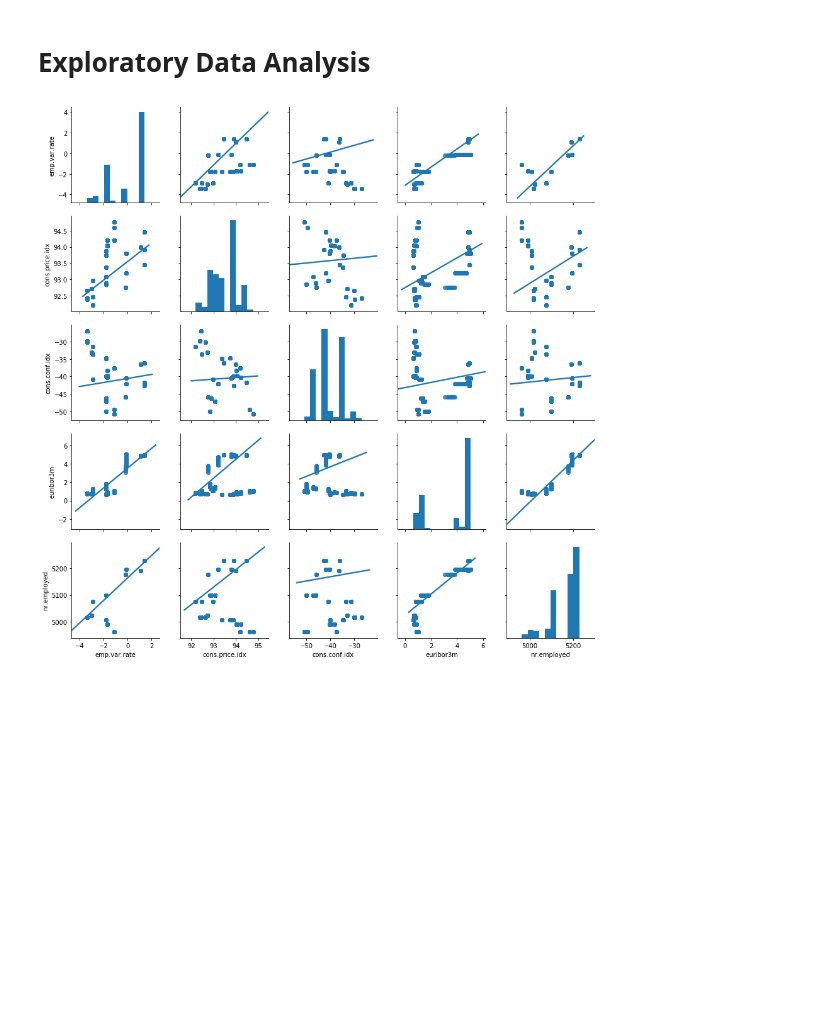
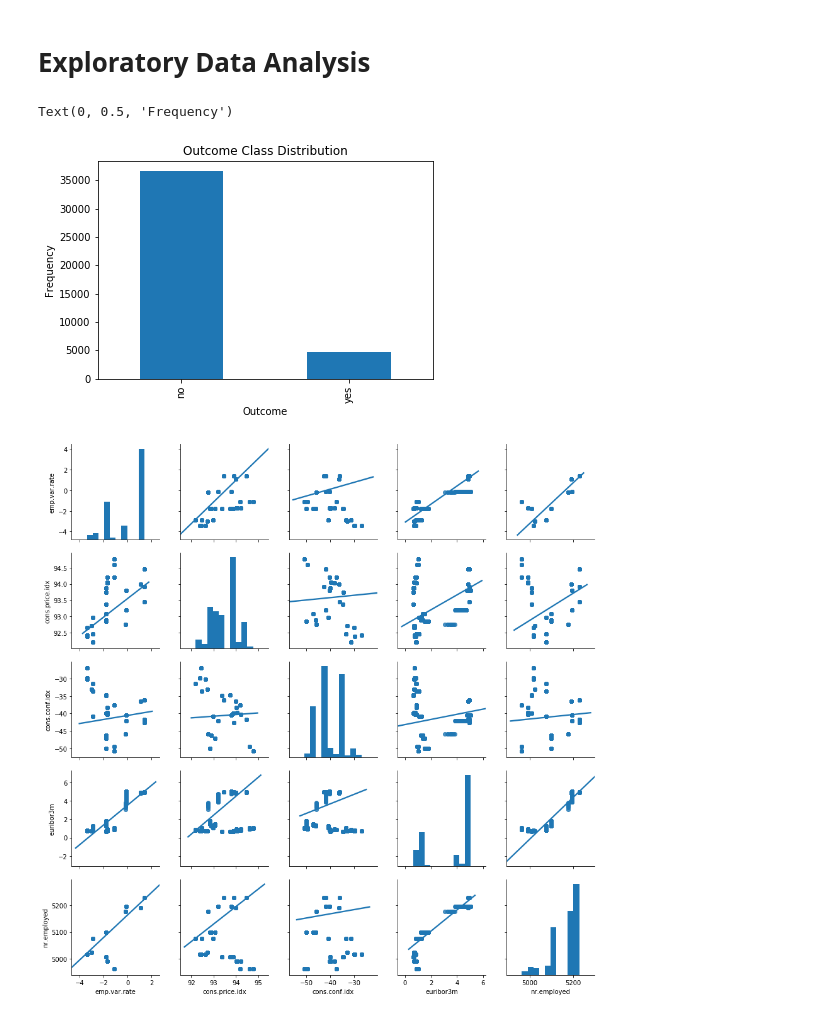
Before and after one commit to swang141/springboard_datascience, a Jupyter notebook: Bank_Marketing_Direct_Call_Marketing_Analysis.ipynb, the cells around one changed output. Cells and saved outputs as stored; diff of their text form; code cells hidden in the pictures; blank space fills up the shorter version.

```diff
--- a/Bank_Marketing_Direct_Call_Marketing_Analysis.ipynb
+++ b/Bank_Marketing_Direct_Call_Marketing_Analysis.ipynb
@@ -237,6 +239,16 @@ imputer.fit_transform(bank_full[cat_columns])
 '\n#Apply missing value imputation techniques to estimate a guess for the missing entries by using k-nn impute\nimputer = KNNImputer(n_neighbors=5)\nimputer.fit_transform(bank_full[cat_columns])\n'
 # %% [markdown]
 # Exploratory Data Analysis
+# %%
+#Plot the outcome
+count_y = pd.value_counts(bank_full.y, sort = True)
+count_y.plot(kind= 'bar')
+plt.title('Outcome Class Distribution')
+plt.xlabel('Outcome')
+plt.ylabel('Frequency')
+# %% [output]
+Text(0, 0.5, 'Frequency')
+[figure, added]
 # %%
 #Plot numerical variables in pairs
 in_var = ['emp.var.rate', 'cons.price.idx', 'cons.conf.idx', 'euribor3m', 'nr.employed']
```
Also changed, not shown: parts of 57 cells of this notebook.
